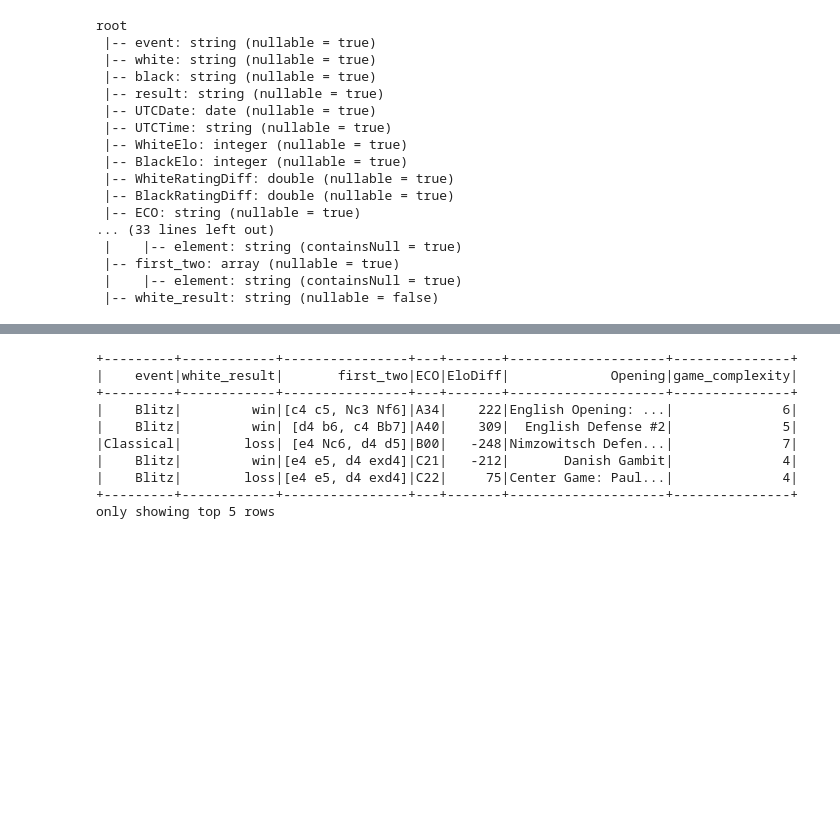
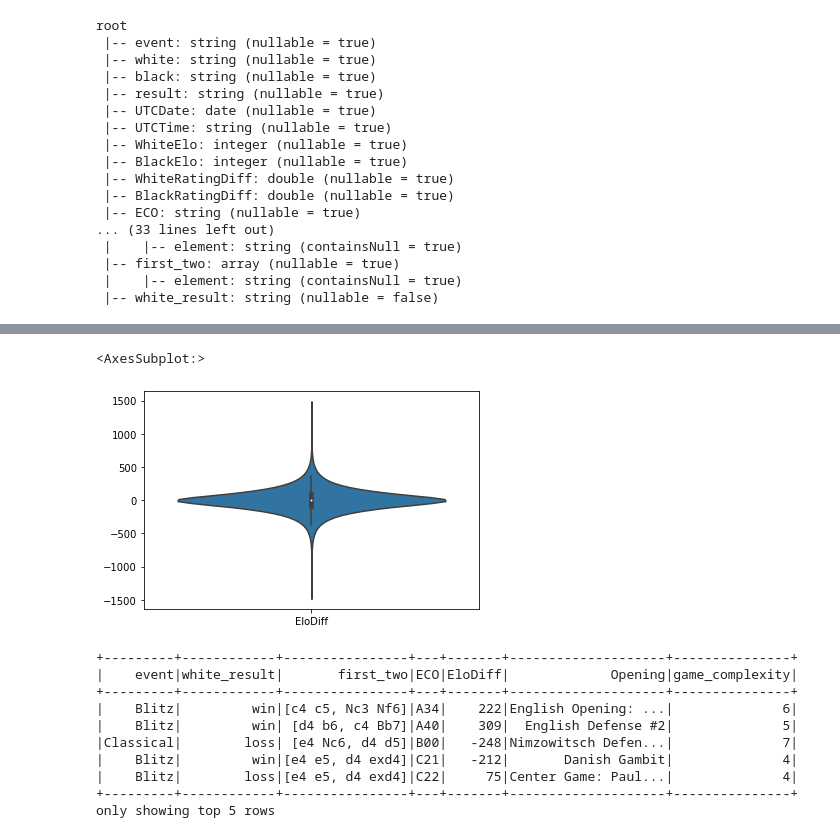
Before and after one commit to uva-ds5110-fa21-g10/semester-project, a Jupyter notebook: code/dataprep/02-model-data.ipynb, the cells around one changed output, grey strips where cells are left out. Cells and saved outputs as stored; diff of their text form; code cells hidden in the pictures; blank space fills up the shorter version.

```diff
--- a/code/dataprep/02-model-data.ipynb
+++ b/code/dataprep/02-model-data.ipynb
@@ -103,3 +167,9 @@ root
+# %%
+eloDiff = df_filtered.select(['EloDiff']).toPandas()
+sns.violinplot(data=eloDiff, cut=0)
+# %% [output]
+<AxesSubplot:>
+[figure, added]
 # %%
 vars_to_keep = ["event",
                 "white_result",
```
Also changed, not shown: parts of 5 cells of this notebook, 3 other files.
